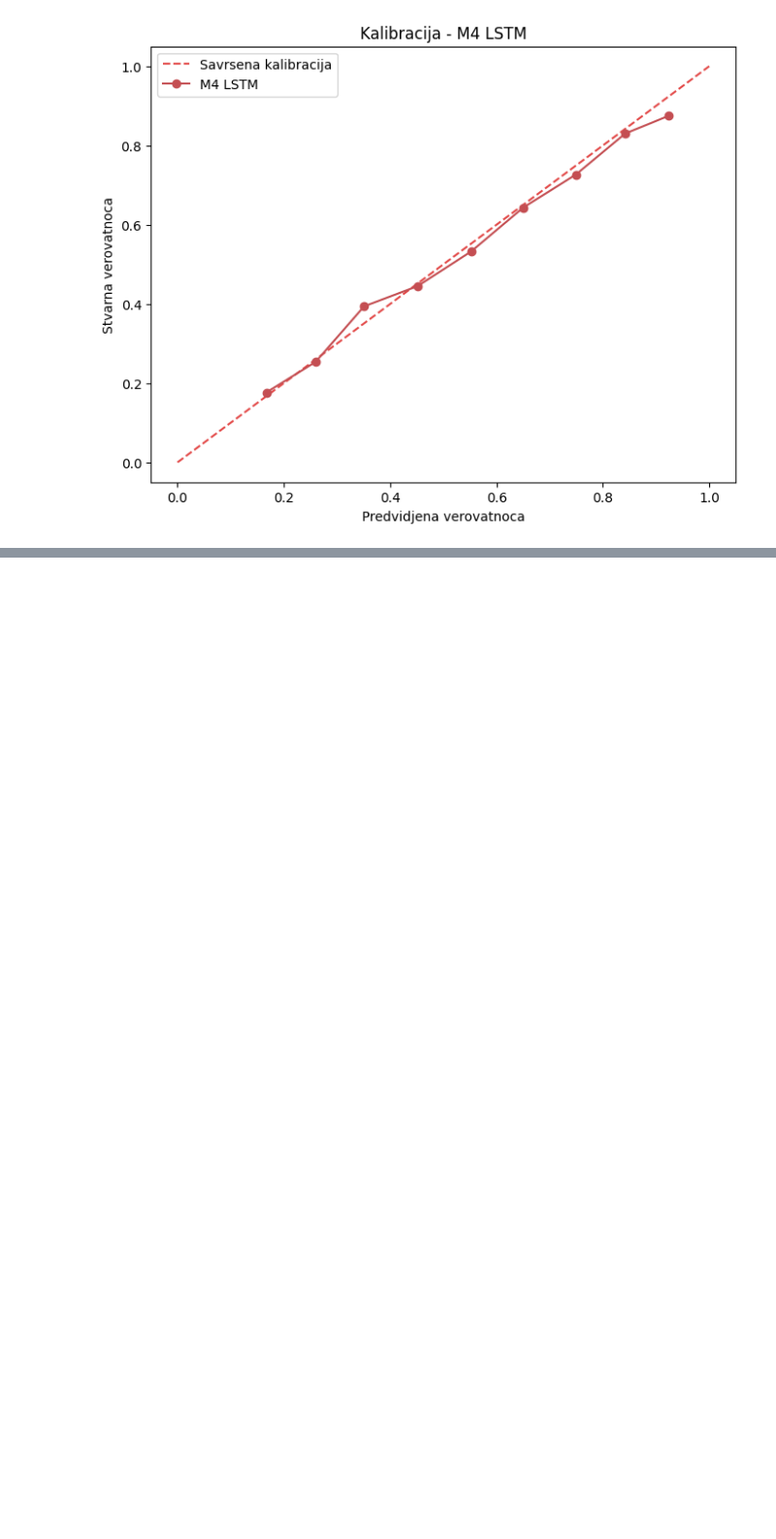
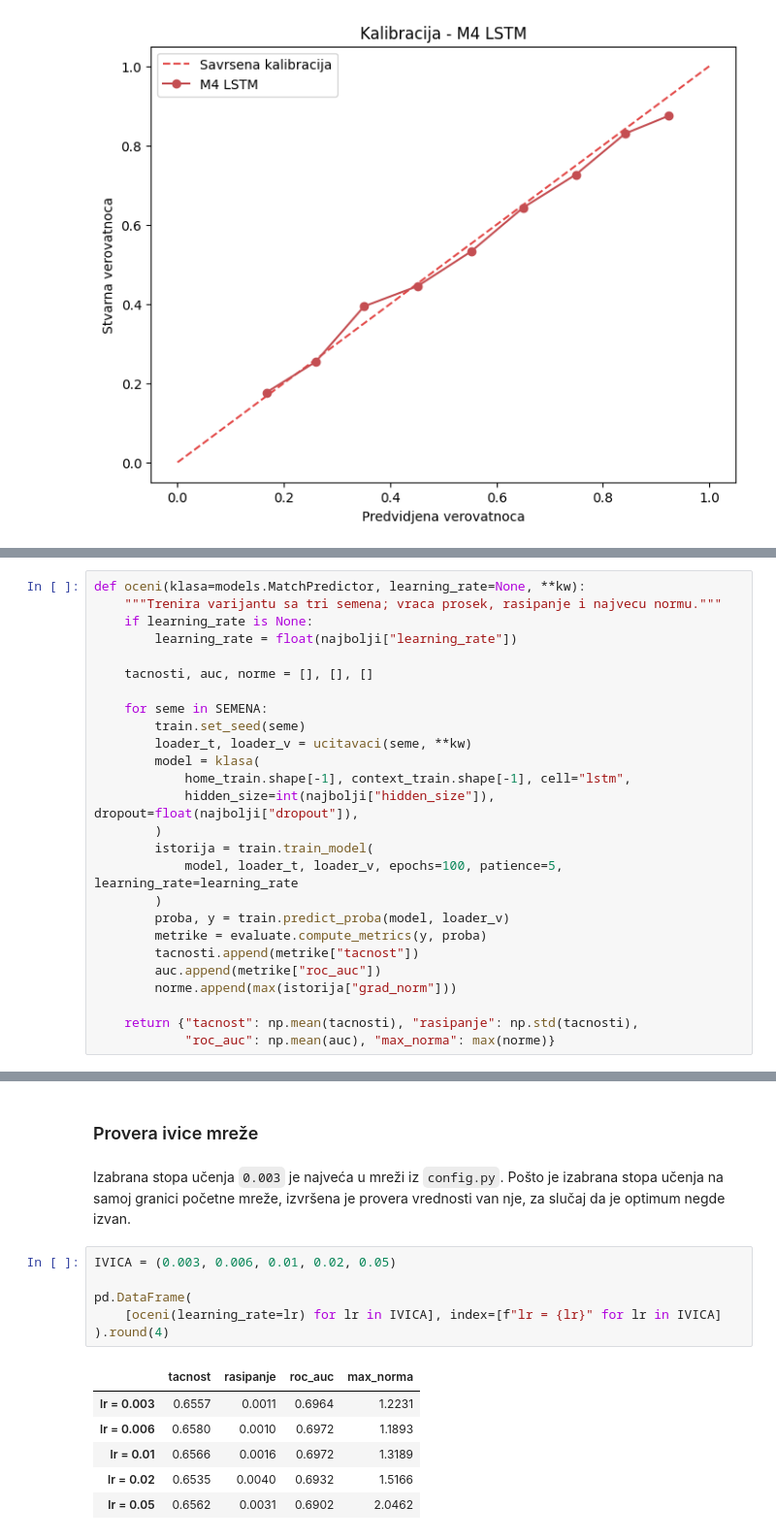
Before and after one commit to janaaas/ML_projekat, a Jupyter notebook: notebooks/04-02-lstm.ipynb, the cells around one changed output, grey strips where cells are left out. Shown at 97% size. Saved outputs shown, nothing was run; the diff lists cells and outputs as text; blank space fills up the shorter version.

```diff
--- a/notebooks/04-02-lstm.ipynb
+++ b/notebooks/04-02-lstm.ipynb
@@ -186,0 +249,26 @@ Kalibracija dobro prati dijagonalu u srednjem opsegu: kada model kaže 0.65, ta
+# %%
+def oceni(klasa=models.MatchPredictor, learning_rate=None, **kw):
+    """Trenira varijantu sa tri semena; vraca prosek, rasipanje i najvecu normu."""
+    if learning_rate is None:
+        learning_rate = float(najbolji["learning_rate"])
+
+    tacnosti, auc, norme = [], [], []
+
+    for seme in SEMENA:
+        train.set_seed(seme)
+        loader_t, loader_v = ucitavaci(seme, **kw)
+        model = klasa(
+            home_train.shape[-1], context_train.shape[-1], cell="lstm",
+            hidden_size=int(najbolji["hidden_size"]), dropout=float(najbolji["dropout"]),
+        )
+        istorija = train.train_model(
+            model, loader_t, loader_v, epochs=100, patience=5, learning_rate=learning_rate
+        )
+        proba, y = train.predict_proba(model, loader_v)
+        metrike = evaluate.compute_metrics(y, proba)
+        tacnosti.append(metrike["tacnost"])
+        auc.append(metrike["roc_auc"])
+        norme.append(max(istorija["grad_norm"]))
+
+    return {"tacnost": np.mean(tacnosti), "rasipanje": np.std(tacnosti),
+            "roc_auc": np.mean(auc), "max_norma": max(norme)}
@@ -186,0 +462,17 @@ Kalibracija dobro prati dijagonalu u srednjem opsegu: kada model kaže 0.65, ta
+# %% [markdown]
+### Provera ivice mreže
+# %% [markdown]
+Izabrana stopa učenja `0.003` je najveća u mreži iz `config.py`. Pošto je izabrana stopa učenja na samoj granici početne mreže, izvršena je provera vrednosti van nje, za slučaj da je optimum negde izvan.
+# %%
+IVICA = (0.003, 0.006, 0.01, 0.02, 0.05)
+
+pd.DataFrame(
+    [oceni(learning_rate=lr) for lr in IVICA], index=[f"lr = {lr}" for lr in IVICA]
+).round(4)
+# %% [output]
+|  | tacnost | rasipanje | roc_auc | max_norma |
+| lr = 0.003 | 0.6557 | 0.0011 | 0.6964 | 1.2231 |
+| lr = 0.006 | 0.6580 | 0.0010 | 0.6972 | 1.1893 |
+| lr = 0.01 | 0.6566 | 0.0016 | 0.6972 | 1.3189 |
+| lr = 0.02 | 0.6535 | 0.0040 | 0.6932 | 1.5166 |
+| lr = 0.05 | 0.6562 | 0.0031 | 0.6902 | 2.0462 |
```
Also changed, not shown: parts of 40 cells of this notebook, 2 other files.
